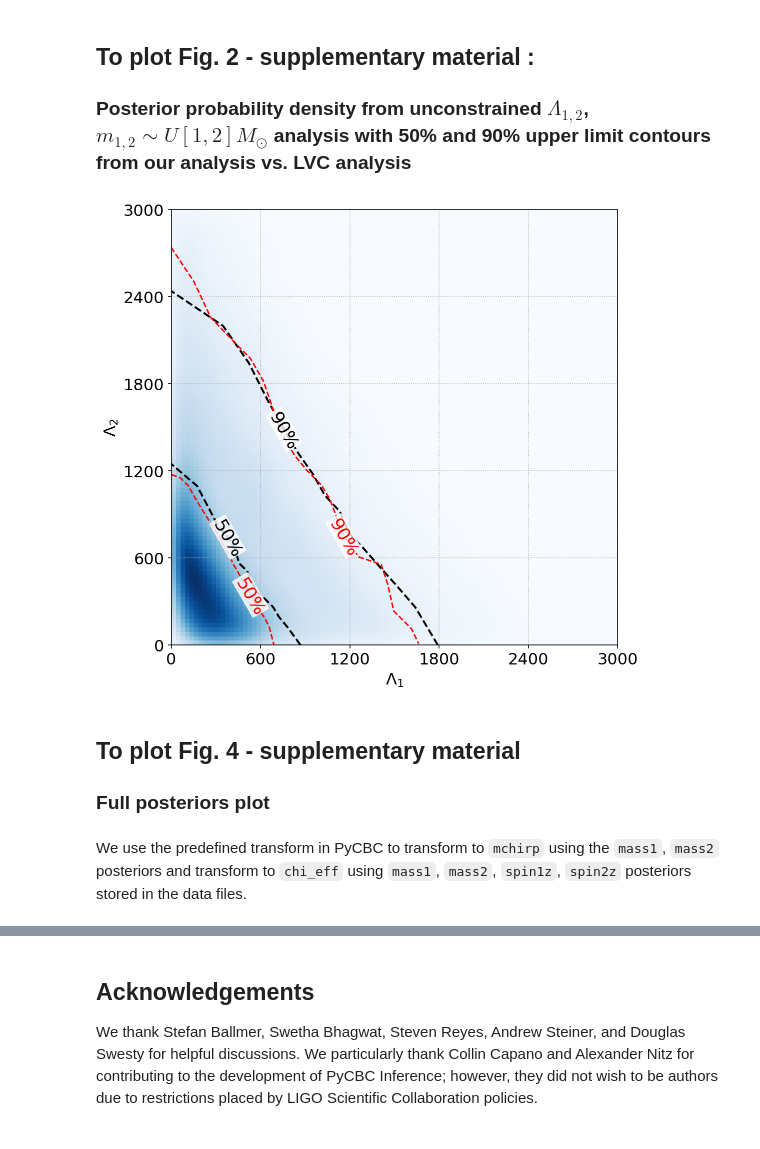
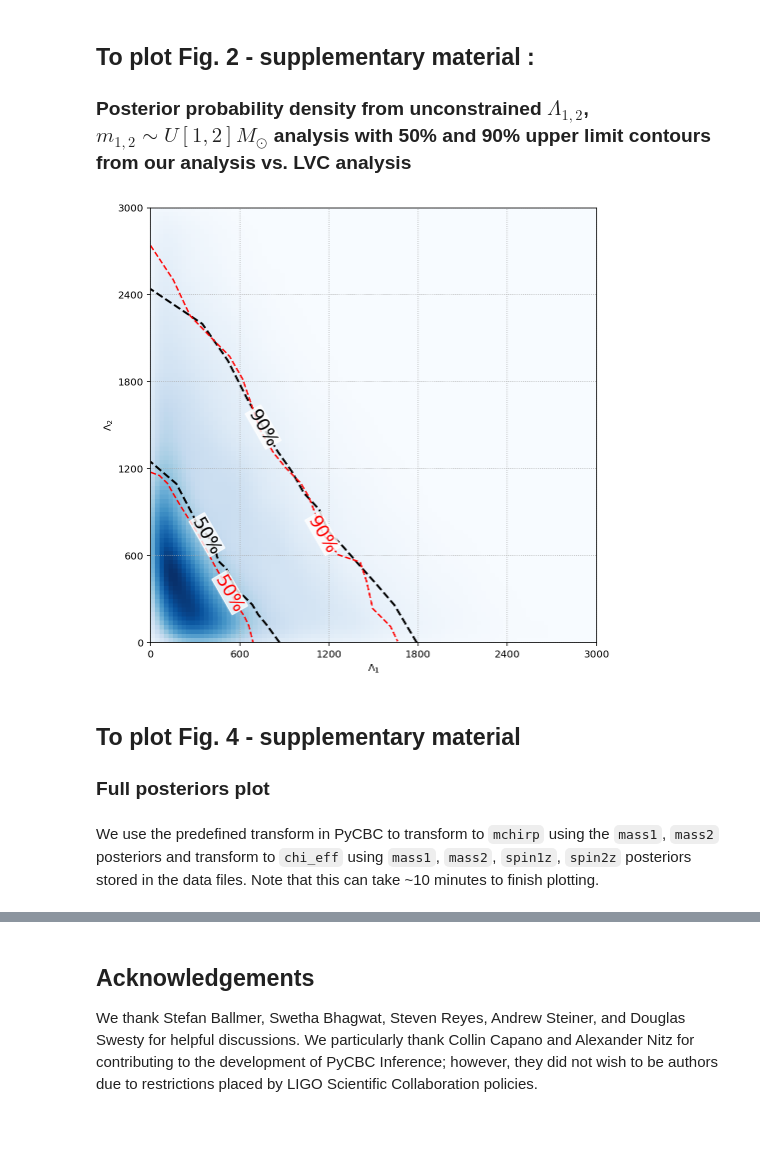
Before and after one commit to sugwg/gw170817-common-eos, a Jupyter notebook: data_release_common_eos_companion.ipynb, the cells around one changed output, grey strips where cells are left out. Drawn from its saved outputs; the diff is of its cells as text; code cells hidden in the pictures.

```diff
--- a/data_release_common_eos_companion.ipynb
+++ b/data_release_common_eos_companion.ipynb
@@ -215,7 +218,7 @@ with InferenceFile(filename, "r") as fp:
     samples = fp.read_samples(params)
 
 
-def radsort(data, phi_step=1.0):
+def angsort(data, phi_step=1.0):
     """This sorts posterior samples into angular bins of width `phi_step.`
     Returns a list of tuples of format:
     (bin location in deg, 50% radial distance, 90% radial distance)
@@ -261,56 +264,51 @@ lambda2_lvc50 = [1175.1736234143577, 1153.1340797959037, 1098.2566791864501, 102
 lambda1_lvc90 = [-0.567126636733633, 152.54824984132188, 265.7384987893462, 429.59989656550454, 531.5504595782692, 619.0965937140037, 666.6558922400619, 703.2399680293378, 743.4648205176428, 827.3525470744495, 911.1433037918147, 1009.4530901055504, 1064.1617104304287, 1159.2097839629514, 1261.2573168151584, 1410.2911445967234, 1454.2008509838029, 1494.6020122710925, 1614.7564587790034, 1662.2187874656197]
 lambda2_lvc90 = [2740.2912621359224, 2503.640776699029, 2256.0679611650485, 2081.3106796116504, 1975.7281553398059, 1819.1747572815534, 1677.1844660194174, 1567.9611650485438, 1455.097087378641, 1309.4660194174758, 1203.883495145631, 1101.9417475728155, 1007.2815533980583, 752.4271844660193, 606.7961165048546, 555.8252427184466, 421.11650485436894, 235.43689320388376, 111.65048543689318, 9.708737864077648]
 
-# get greedy-binned contours
-contour_points = radsort(samples, phi_step=6)
+# get angular-binned contours
+contour_points = angsort(samples, phi_step=6)
 
 # convert to cartesian, make spline fits, and plot
-thetas, rad1, rad2 = zip(*contour_points)
-xx1 = numpy.array([r*numpy.cos(t) for t, r in zip(thetas, rad1)])
-yy1 = numpy.array([r*numpy.sin(t) for t, r in zip(thetas, rad1)])
+phis, rad1, rad2 = zip(*contour_points)
+xx1 = numpy.array([r*numpy.cos(p) for p, r in zip(phis, rad1)])
+yy1 = numpy.array([r*numpy.sin(p) for p, r in zip(phis, rad1)])
 idx1 = numpy.argsort(xx1)
 sp1 = UnivariateSpline(xx1[idx1], yy1[idx1], k=5, s=0)
 
-xx2 = numpy.array([r*numpy.cos(t) for t, r in zip(thetas, rad2)])
-yy2 = numpy.array([r*numpy.sin(t) for t, r in zip(thetas, rad2)])
-idx2 = numpy.argsort(xx2)
-sp2 = UnivariateSpline(xx2[idx2], yy2[idx2], k=5, s=0)
-
-xx2 = numpy.array([r*numpy.cos(t) for t, r in zip(thetas, rad2)])
-yy2 = numpy.array([r*numpy.sin(t) for t, r in zip(thetas, rad2)])
+xx2 = numpy.array([r*numpy.cos(p) for p, r in zip(phis, rad2)])
+yy2 = numpy.array([r*numpy.sin(p) for p, r in zip(phis, rad2)])
 idx2 = numpy.argsort(xx2)
 sp2 = UnivariateSpline(xx2[idx2], yy2[idx2], k=5, s=0)
 
 # Make plot
 fig, ax = plt.subplots(figsize=(8, 8))
 create_density_plot('lambda1', 'lambda2', samples, fig=fig, ax=ax,
                     plot_density=True, plot_contours=False, cmap='Blues',
                     xmax=3000, ymax=3000, contour_color='k')
 
 # Plot 50% and 90% upper limits from our analysis
 bbox_props = dict(boxstyle="round,pad=0.03", fc='w', ec='w', alpha=0.8)
 ax.text(xx1[int(len(xx1)/1.5)], sp1(xx1)[int(len(sp1(xx1))/1.5)], r'50$\%$', color='k', va="center", ha="center", bbox=bbox_props, rotation=300, zorder=5, fontsize=18)
 ax.plot(xx1, sp1(xx1), linestyle='--', color="k", linewidth=2)
 ax.text(xx2[int(len(xx2)/1.5)], sp2(xx2)[int(len(sp2(xx2))/1.5)], r'90$\%$', color='k', va="center", ha="center", bbox=bbox_props, rotation=300, zorder=5, fontsize=18)
 ax.plot(xx2, sp2(xx2), linestyle='--', color="k", linewidth=2)
 
 # Plot 50% and 90% upper limit from LVC analysis
 ax.plot(lambda1_lvc50, lambda2_lvc50, 'red', linestyle='--')
 ax.text(lambda1_lvc50[int(len(lambda1_lvc50)/1.5)], lambda2_lvc50[int(len(lambda2_lvc50)/1.5)], r'50$\%$', color='red', va="center", ha="center", bbox=bbox_props, rotation=300, zorder=5, fontsize=18)
 ax.plot(lambda1_lvc90, lambda2_lvc90, 'red', linestyle='--')
 ax.text(lambda1_lvc90[int(len(lambda1_lvc90)/1.5)], lambda2_lvc90[int(len(lambda2_lvc90)/1.5)], r'90$\%$', color='red', va="center", ha="center", bbox=bbox_props, rotation=300, zorder=5, fontsize=18)
 
 ax.grid(linestyle='dotted', color='darkgray')
 ticks = [0, 600, 1200, 1800, 2400, 3000]
 h = ax.set(xlim=(0, 3000), ylim=(0, 3000), xticks=ticks, yticks=ticks,
            xlabel=r"$\Lambda_1$", ylabel=r"$\Lambda_2$")
 # %% [output]
-[figure, old version]
+[figure, new version]
 # %% [markdown]
 ## To plot Fig. 4 - supplementary material
 ### Full posteriors plot
 # %% [markdown]
-We use the predefined transform in PyCBC to transform to `mchirp` using the `mass1`, `mass2` posteriors and transform to `chi_eff` using `mass1`, `mass2`, `spin1z`, `spin2z` posteriors stored in the data files.
+We use the predefined transform in PyCBC to transform to `mchirp` using the `mass1`, `mass2` posteriors and transform to `chi_eff` using `mass1`, `mass2`, `spin1z`, `spin2z` posteriors stored in the data files. Note that this can take ~10 minutes to finish plotting.
 # %%
 !pycbc_inference_plot_posterior \
     --input-file uniform_mass_prior_common_eos_posteriors.hdf dns_mass_prior_common_eos_posteriors.hdf \
```
Also changed, not shown: parts of 7 cells of this notebook.
